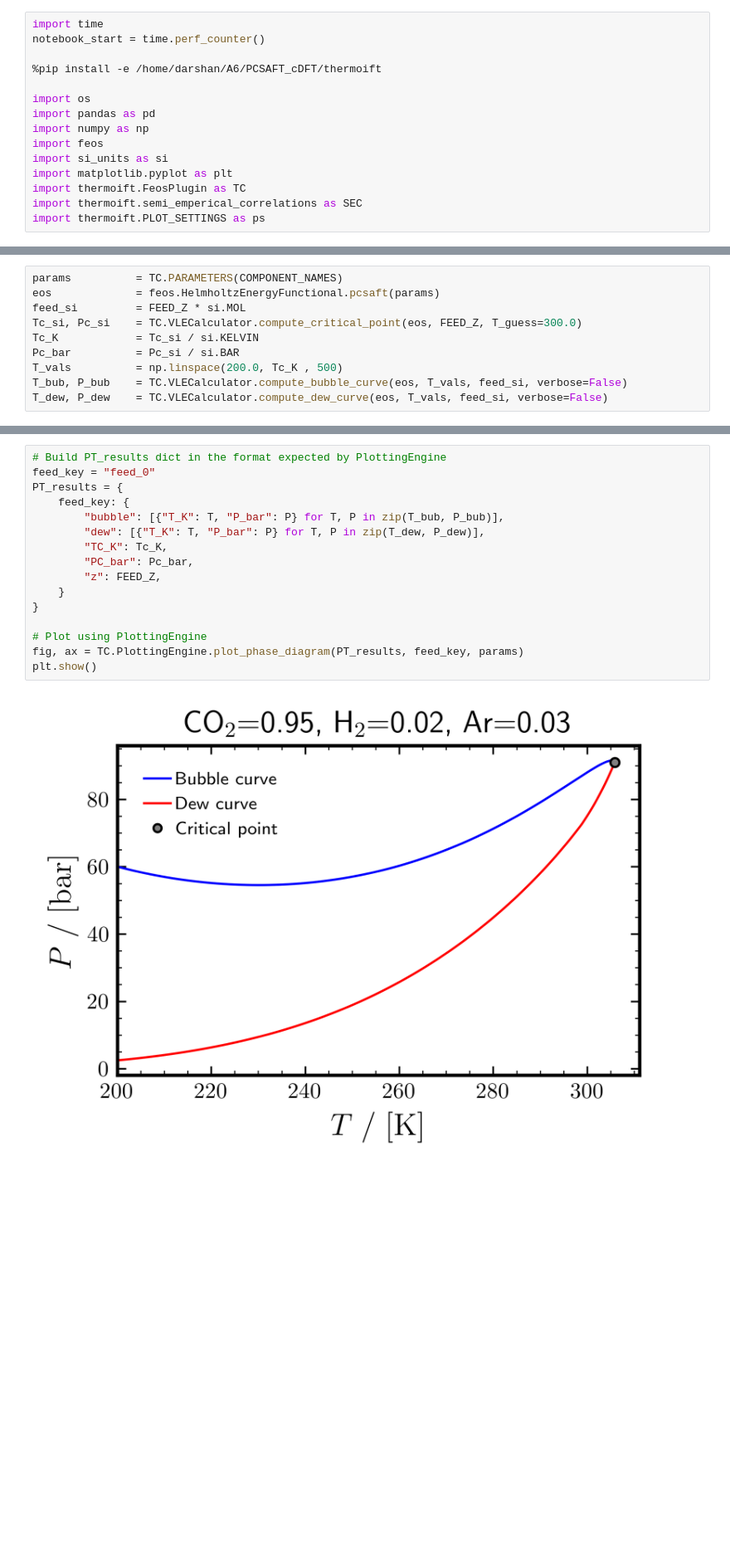
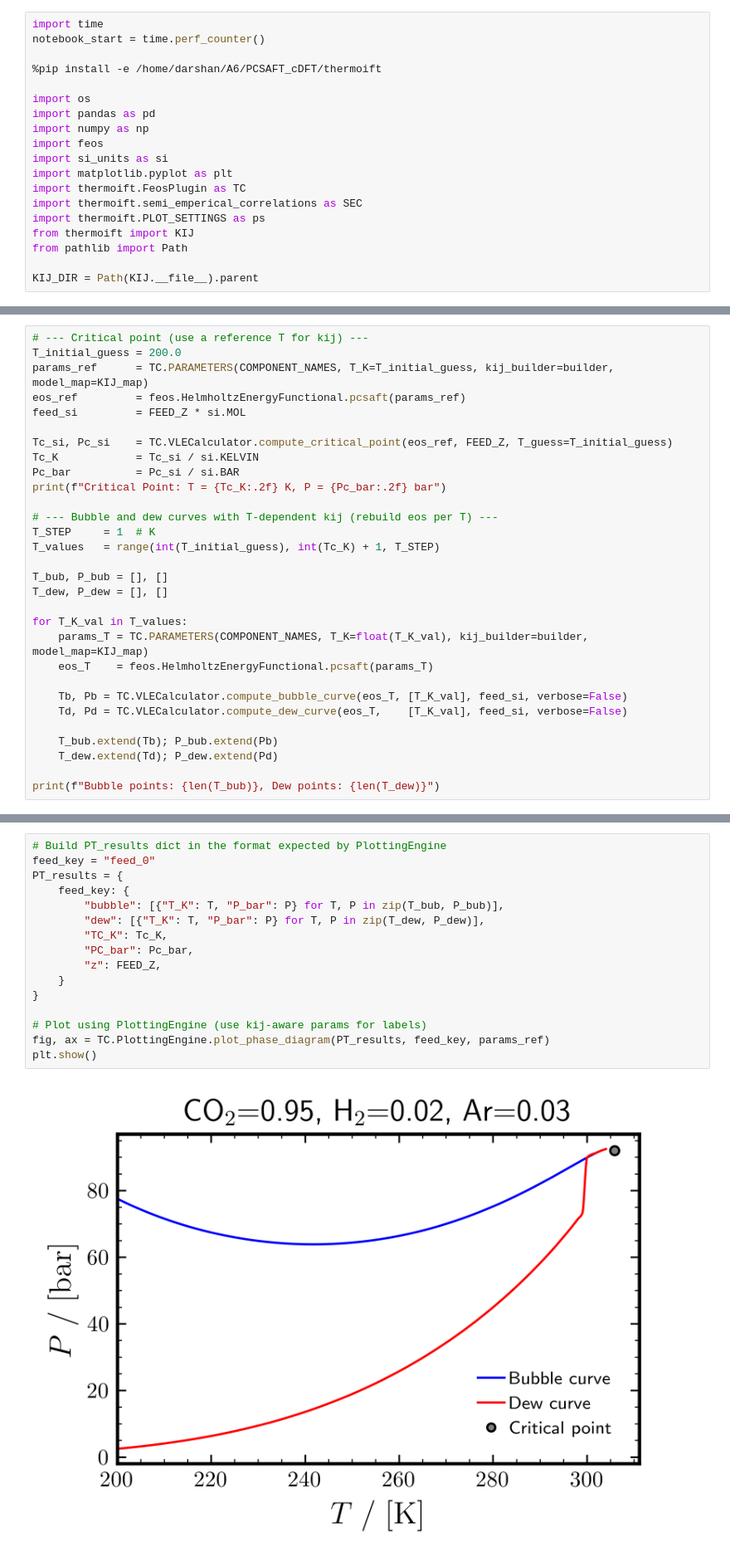
Before and after one commit to Darz2/co2-impurities-ml-surrogates, a Jupyter notebook: PCSAFT_cDFT/SEC/SEC_SATURATION_IFT.ipynb, the cells around one changed output, grey strips where cells are left out. Shown at 83% size. Drawn from its saved outputs; the diff is of its cells as text; blank space fills up the shorter version.

```diff
--- a/PCSAFT_cDFT/SEC/SEC_SATURATION_IFT.ipynb
+++ b/PCSAFT_cDFT/SEC/SEC_SATURATION_IFT.ipynb
@@ -13,6 +13,10 @@ import matplotlib.pyplot as plt
 import thermoift.FeosPlugin as TC
 import thermoift.semi_emperical_correlations as SEC
 import thermoift.PLOT_SETTINGS as ps
+from thermoift import KIJ
+from pathlib import Path
+
+KIJ_DIR = Path(KIJ.__file__).parent
 # %% [output]
 Obtaining file:///home/darshan/A6/PCSAFT_cDFT/thermoift
   Installing build dependencies ... done
@@ -39,10 +78,30 @@ FEED_Z          = FEED_Z / FEED_Z.sum()
 # %%
-params          = TC.PARAMETERS(COMPONENT_NAMES)
-eos             = feos.HelmholtzEnergyFunctional.pcsaft(params)
+# --- Critical point (use a reference T for kij) ---
+T_initial_guess = 200.0
+params_ref      = TC.PARAMETERS(COMPONENT_NAMES, T_K=T_initial_guess, kij_builder=builder, model_map=KIJ_map)
+eos_ref         = feos.HelmholtzEnergyFunctional.pcsaft(params_ref)
 feed_si         = FEED_Z * si.MOL
-Tc_si, Pc_si    = TC.VLECalculator.compute_critical_point(eos, FEED_Z, T_guess=300.0)
+
+Tc_si, Pc_si    = TC.VLECalculator.compute_critical_point(eos_ref, FEED_Z, T_guess=T_initial_guess)
 Tc_K            = Tc_si / si.KELVIN
 Pc_bar          = Pc_si / si.BAR
-T_vals          = np.linspace(200.0, Tc_K , 500)
-T_bub, P_bub    = TC.VLECalculator.compute_bubble_curve(eos, T_vals, feed_si, verbose=False)
-T_dew, P_dew    = TC.VLECalculator.compute_dew_curve(eos, T_vals, feed_si, verbose=False)
+print(f"Critical Point: T = {Tc_K:.2f} K, P = {Pc_bar:.2f} bar")
+
+# --- Bubble and dew curves with T-dependent kij (rebuild eos per T) ---
+T_STEP     = 1  # K
+T_values   = range(int(T_initial_guess), int(Tc_K) + 1, T_STEP)
+
+T_bub, P_bub = [], []
+T_dew, P_dew = [], []
+
+for T_K_val in T_values:
+    params_T = TC.PARAMETERS(COMPONENT_NAMES, T_K=float(T_K_val), kij_builder=builder, model_map=KIJ_map)
+    eos_T    = feos.HelmholtzEnergyFunctional.pcsaft(params_T)
+
+    Tb, Pb = TC.VLECalculator.compute_bubble_curve(eos_T, [T_K_val], feed_si, verbose=False)
+    Td, Pd = TC.VLECalculator.compute_dew_curve(eos_T,    [T_K_val], feed_si, verbose=False)
+
+    T_bub.extend(Tb); P_bub.extend(Pb)
+    T_dew.extend(Td); P_dew.extend(Pd)
+
+print(f"Bubble points: {len(T_bub)}, Dew points: {len(T_dew)}")
@@ -49,21 +111,21 @@ T_dew, P_dew    = TC.VLECalculator.compute_dew_curve(eos, T_vals, feed_si, verbo
 # %%
 # Build PT_results dict in the format expected by PlottingEngine
 feed_key = "feed_0"
 PT_results = {
     feed_key: {
         "bubble": [{"T_K": T, "P_bar": P} for T, P in zip(T_bub, P_bub)],
         "dew": [{"T_K": T, "P_bar": P} for T, P in zip(T_dew, P_dew)],
         "TC_K": Tc_K,
         "PC_bar": Pc_bar,
         "z": FEED_Z,
     }
 }
 
-# Plot using PlottingEngine
-fig, ax = TC.PlottingEngine.plot_phase_diagram(PT_results, feed_key, params)
+# Plot using PlottingEngine (use kij-aware params for labels)
+fig, ax = TC.PlottingEngine.plot_phase_diagram(PT_results, feed_key, params_ref)
 plt.show()
 # %% [output]
-[figure, old version]
+[figure, new version]
 # %%
 # --------------------------------------------------------
 # Compute IFT along saturation lines (bubble & dew curves)
```
Also changed, not shown: parts of 7 cells of this notebook, 22 other files.
